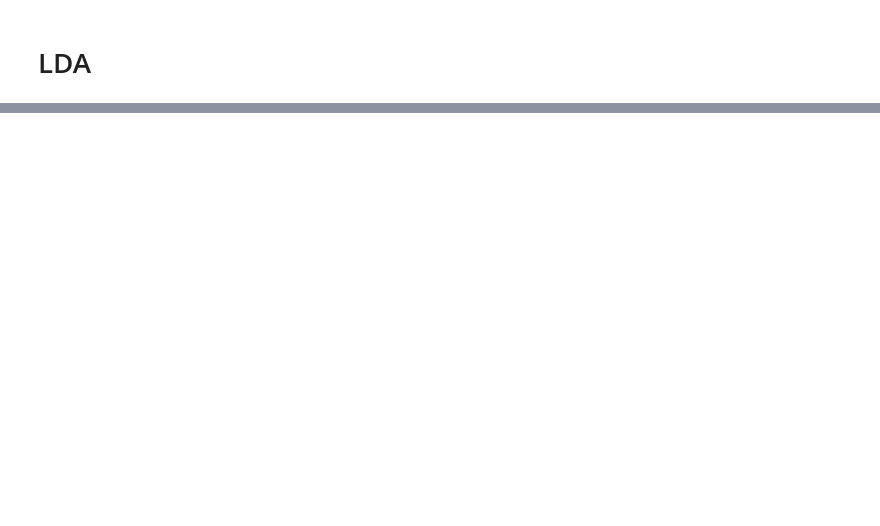
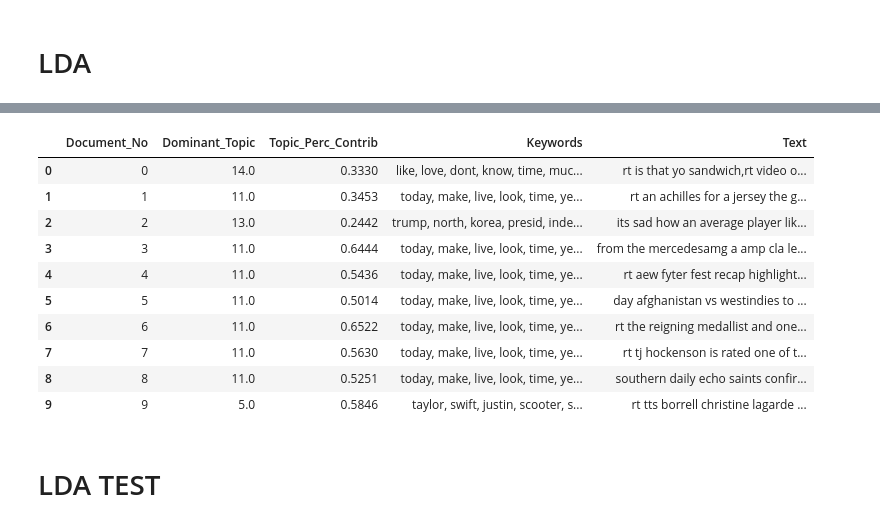
Before and after one commit to effervescent-shot/Trend-Topic-Analysis, a Jupyter notebook: Notebooks/LDA1.ipynb, the cells around one changed output, grey strips where cells are left out. Cells and saved outputs as stored; diff of their text form; code cells hidden in the pictures; blank space fills up the shorter version.

```diff
--- a/Notebooks/LDA1.ipynb
+++ b/Notebooks/LDA1.ipynb
@@ -111,0 +220,7 @@ def run_lda():
+# %%
+# Get file path
+topic_num = 20
+cwd = os.getcwd()
+temp_file = datapath(os.path.join(cwd, "models/lda_model_"+str(topic_num)))
+# Load a potentially pretrained model from disk.
+lda_model = models.ldamodel.LdaModel.load(temp_file)
@@ -111,0 +289,47 @@ def run_lda():
+# %%
+def format_topics_sentences(ldamodel=lda_model, corpus=corpus, texts=trend_doc.text):
+    # Init output
+    sent_topics_df = pd.DataFrame()
+
+    # Get main topic in each document
+    for i, row in enumerate(ldamodel[corpus]):
+        row = sorted(row[0], key=lambda x: (x[1]), reverse=True)
+
+        # Get the Dominant topic, Perc Contribution and Keywords for each document
+        for j, (topic_num, prop_topic) in enumerate(row):
+            if j == 0:  # => dominant topic
+                wp = ldamodel.show_topic(topic_num)
+                topic_keywords = ", ".join([word for word, prop in wp])
+                sent_topics_df = sent_topics_df.append(pd.Series([int(topic_num), round(prop_topic,4), topic_keywords]), ignore_index=True)
+            else:
+                break
+    sent_topics_df.columns = ['Dominant_Topic', 'Perc_Contribution', 'Topic_Keywords']
+
+    # Add original text to the end of the output
+    contents = pd.Series(texts)
+    sent_topics_df = pd.concat([sent_topics_df, contents], axis=1)
+    return(sent_topics_df)
+
+
+df_topic_sents_keywords = format_topics_sentences()
+# %%
+# Format
+df_dominant_topic = df_topic_sents_keywords.reset_index()
+df_dominant_topic.columns = ['Document_No', 'Dominant_Topic', 'Topic_Perc_Contrib', 'Keywords', 'Text']
+
+# Show
+df_dominant_topic.head(10)
+# %% [output]
+|  | Document_No | Dominant_Topic | Topic_Perc_Contrib | Keywords | Text |
+| 0 | 0 | 14.0 | 0.3330 | like, love, dont, know, time, muc... | rt is that yo sandwich,rt video o... |
+| 1 | 1 | 11.0 | 0.3453 | today, make, live, look, time, ye... | rt an achilles for a jersey the g... |
+| 2 | 2 | 13.0 | 0.2442 | trump, north, korea, presid, inde... | its sad how an average player lik... |
+| 3 | 3 | 11.0 | 0.6444 | today, make, live, look, time, ye... | from the mercedesamg a amp cla le... |
+| 4 | 4 | 11.0 | 0.5436 | today, make, live, look, time, ye... | rt aew fyter fest recap highlight... |
+| 5 | 5 | 11.0 | 0.5014 | today, make, live, look, time, ye... | day afghanistan vs westindies to ... |
+| 6 | 6 | 11.0 | 0.6522 | today, make, live, look, time, ye... | rt the reigning medallist and one... |
+| 7 | 7 | 11.0 | 0.5630 | today, make, live, look, time, ye... | rt tj hockenson is rated one of t... |
+| 8 | 8 | 11.0 | 0.5251 | today, make, live, look, time, ye... | southern daily echo saints confir... |
+| 9 | 9 | 5.0 | 0.5846 | taylor, swift, justin, scooter, s... | rt tts borrell christine lagarde ... |
+# %% [markdown]
+# LDA TEST
```
Also changed, not shown: parts of 36 cells of this notebook, 24 other files.
